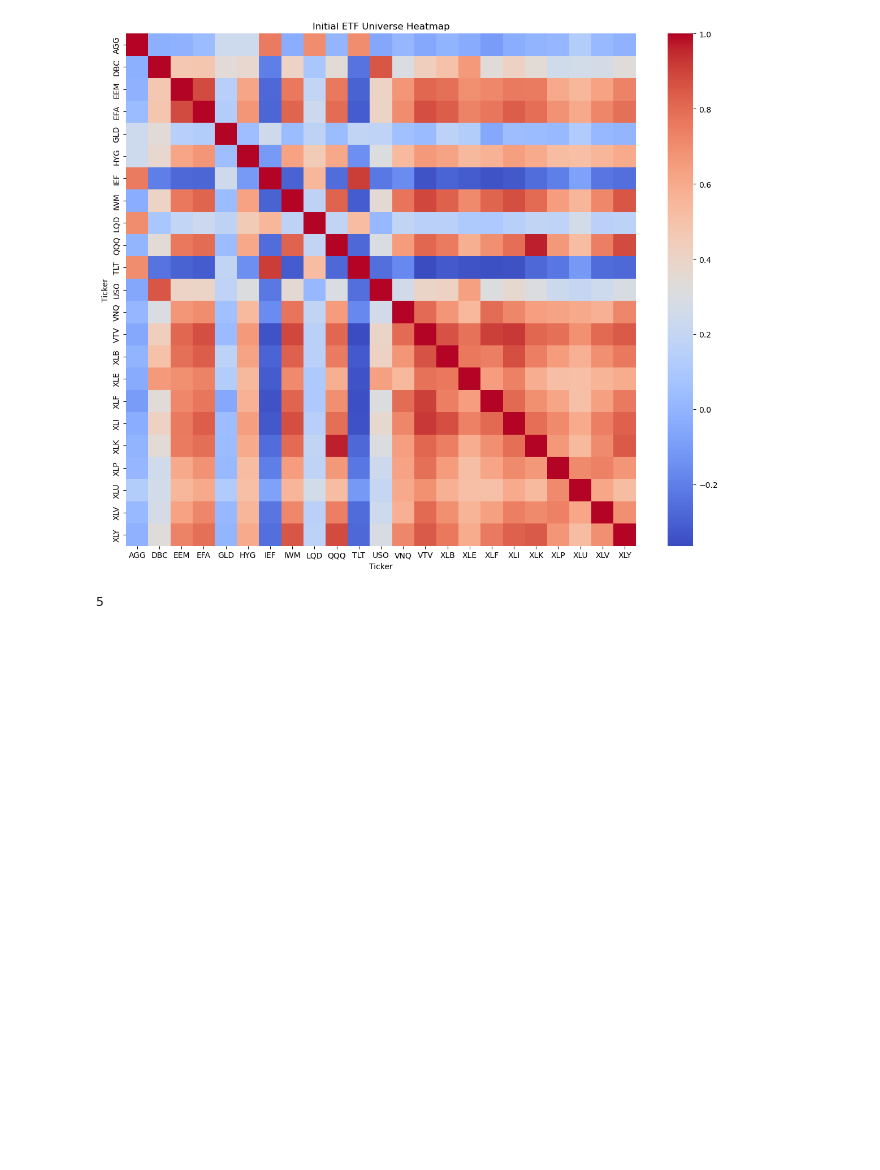
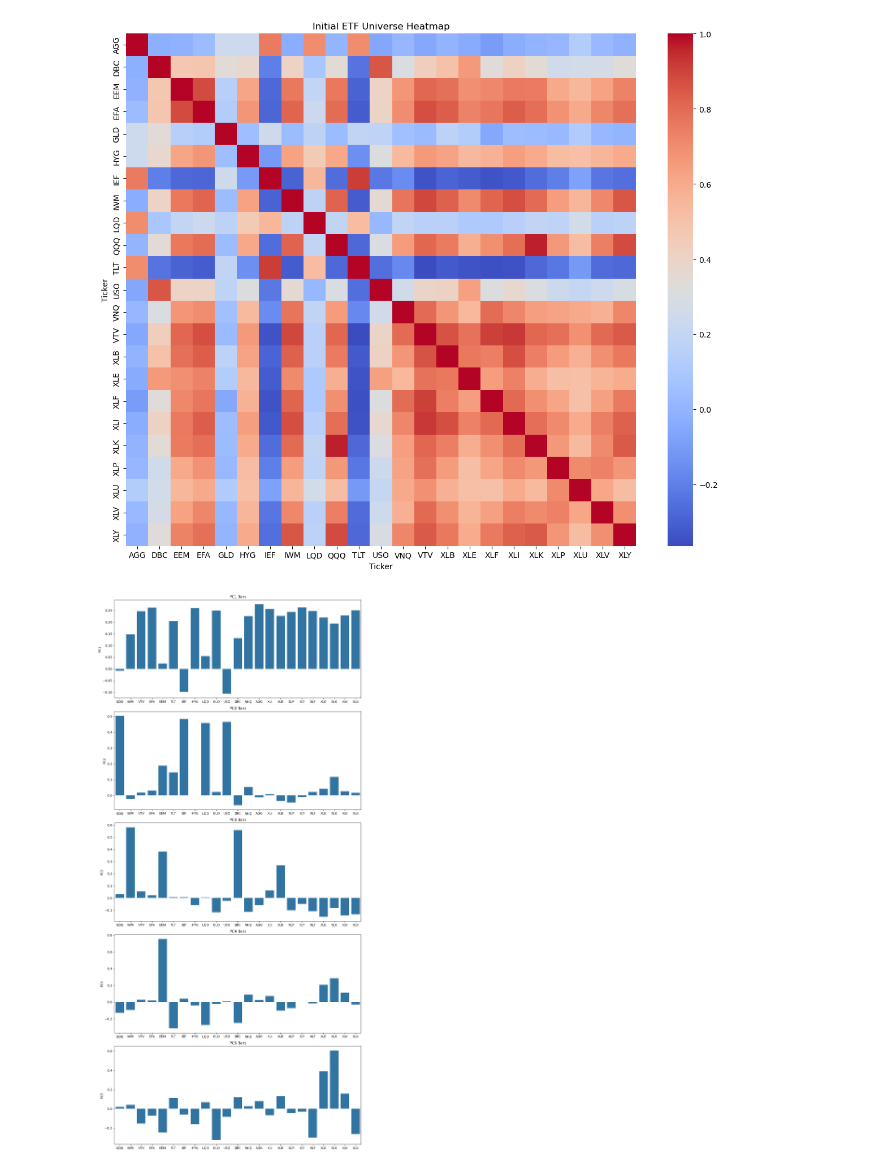
Before and after one commit to akshathp0/entropy-trading, a Jupyter notebook: assets.ipynb, the cells around one changed output. Drawn from its saved outputs; the diff is of its cells as text; code cells hidden in the pictures; blank space fills up the shorter version.

Commit message:
plot pca bars

```diff
--- a/assets.ipynb
+++ b/assets.ipynb
@@ -24,6 +21,9 @@ heatmap.savefig('results/universe_selection/correlation_heatmap.png')
 [figure]
 # %%
 n_comp = pca.significant_components(p_comp)
-print(n_comp)
+
+pca_bars = plot.plot_pca_bars(loadings, n_comp)
+os.makedirs('results/universe_selection', exist_ok = True)
+pca_bars.savefig('results/universe_selection/pca_bars.png')
 # %% [output]
-5
+[figure, added]
```
Also changed, not shown: parts of 2 cells of this notebook, 2 other files.
